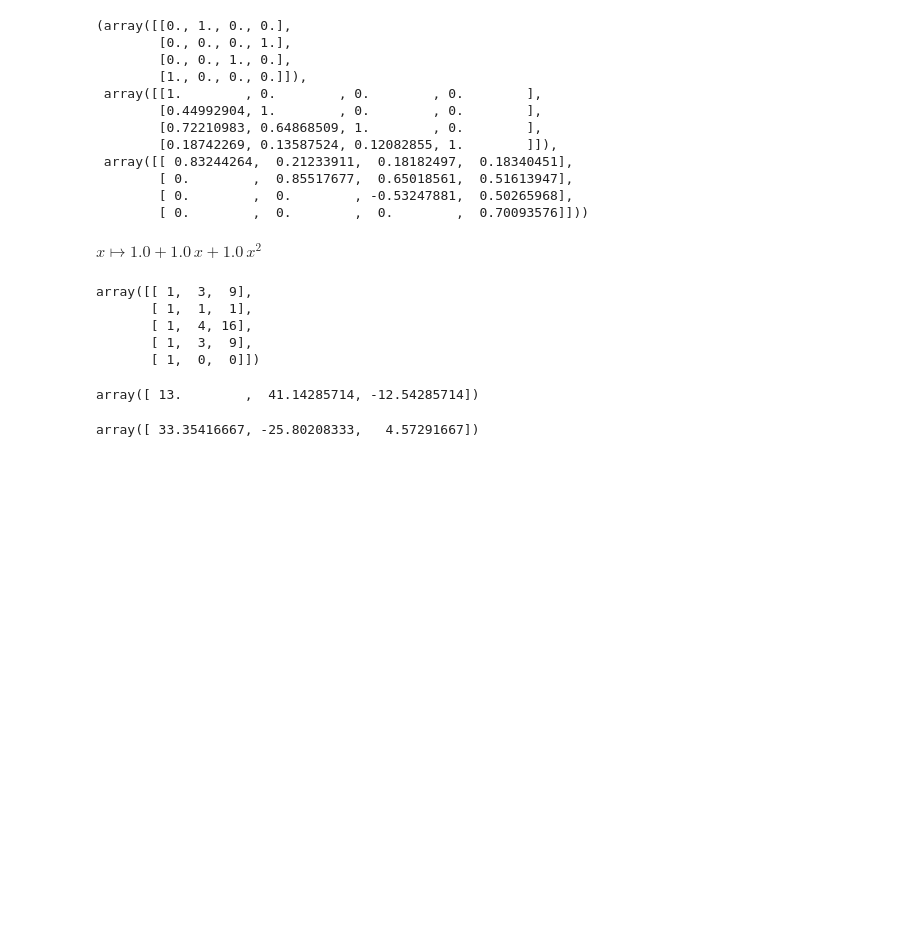
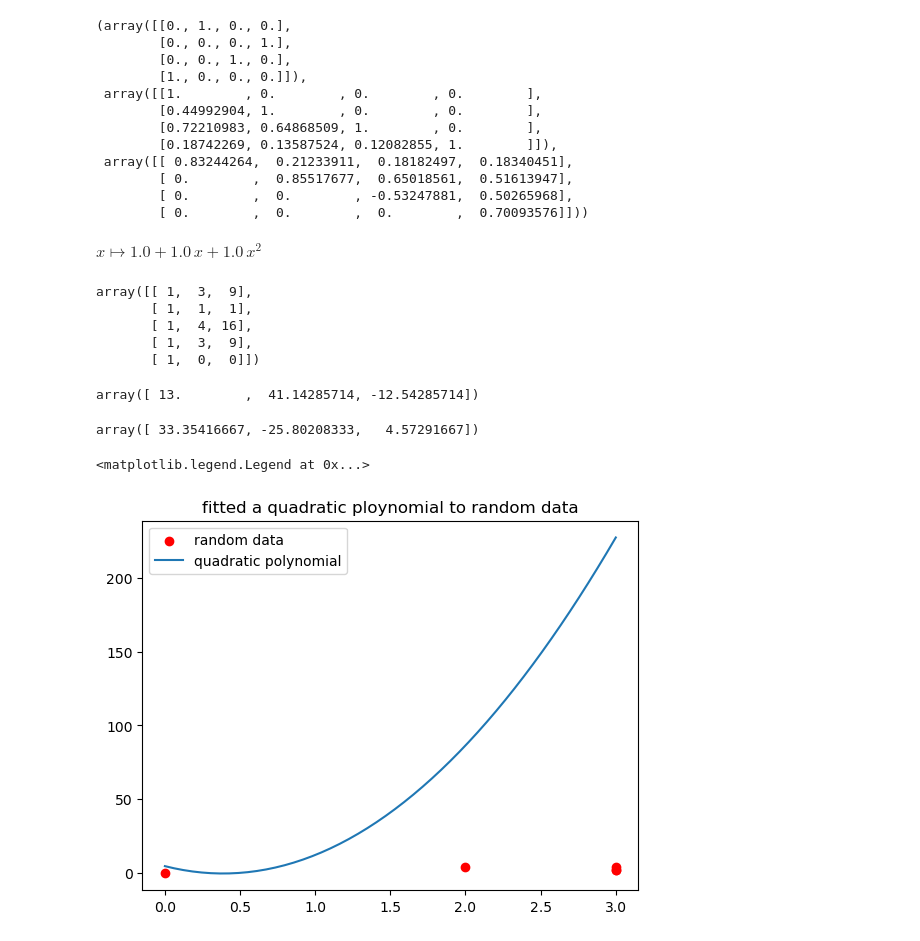
Before and after one commit to girish1993/nano, a Jupyter notebook: nano/exp/poly_fit/poly_fit.ipynb, the cells around one changed output. Drawn from its saved outputs; the diff is of its cells as text; code cells hidden in the pictures; blank space fills up the shorter version.

```diff
--- a/nano/exp/poly_fit/poly_fit.ipynb
+++ b/nano/exp/poly_fit/poly_fit.ipynb
@@ -76,11 +77,27 @@ array([ 13.        ,  41.14285714, -12.54285714])
 # %%
 # Backward substitution to get the polynomial coefficients
 # Ux = y
-X = np.zeros_like(y)
-X[y.shape[0] - 1] = y[y.shape[0] - 1] / U[y.shape[0] - 1, y.shape[0] - 1]
+coeff = np.zeros_like(y)
+coeff[y.shape[0] - 1] = y[y.shape[0] - 1] / U[y.shape[0] - 1, y.shape[0] - 1]
 
 for i in range(y.shape[0]-2, -1 , -1):
-    X[i] = (y[i] - np.dot(U[i, :], X)) / U[i, i]
-X
+    coeff[i] = (y[i] - np.dot(U[i, :], coeff)) / U[i, i]
+coeff
 # %% [output]
 array([ 33.35416667, -25.80208333,   4.57291667])
+# %%
+# We need to create more X samples to produced the results using the coefficients
+
+poly_func = np.poly1d(coeff)
+x_add_pts = np.linspace(min(X), max(X))
+y_outs = poly_func(x_add_pts)
+# %%
+# Plotting the polynomial fitting the data
+fig, ax = plt.subplots()
+ax.scatter(X, B, color='red', label="random data")
+ax.plot(x_add_pts, y_outs, label="quadratic polynomial")
+plt.title("fitted a quadratic ploynomial to random data")
+plt.legend()
+# %% [output]
+<matplotlib.legend.Legend at 0x...>
+[figure, added]
```
Also changed, not shown: parts of 1 cell of this notebook.
